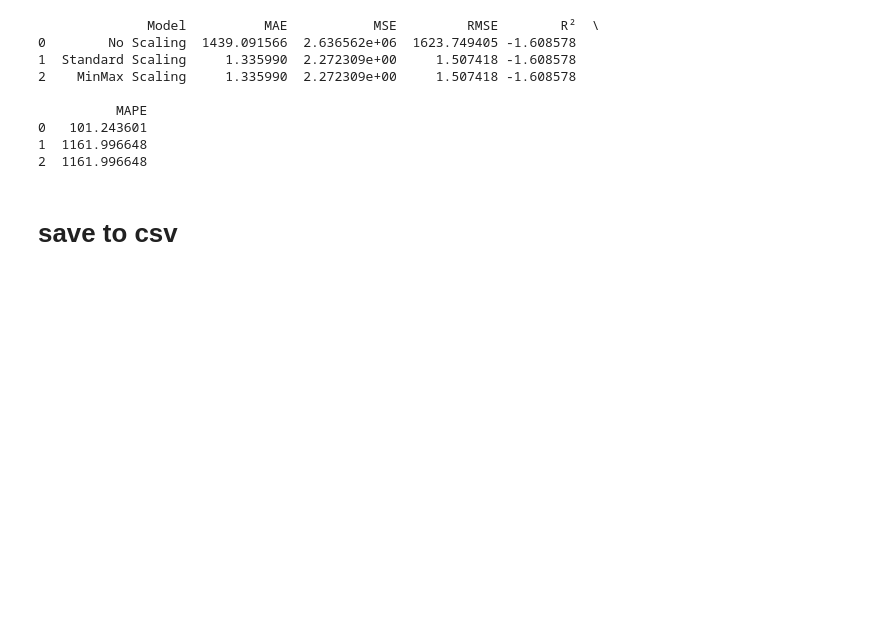
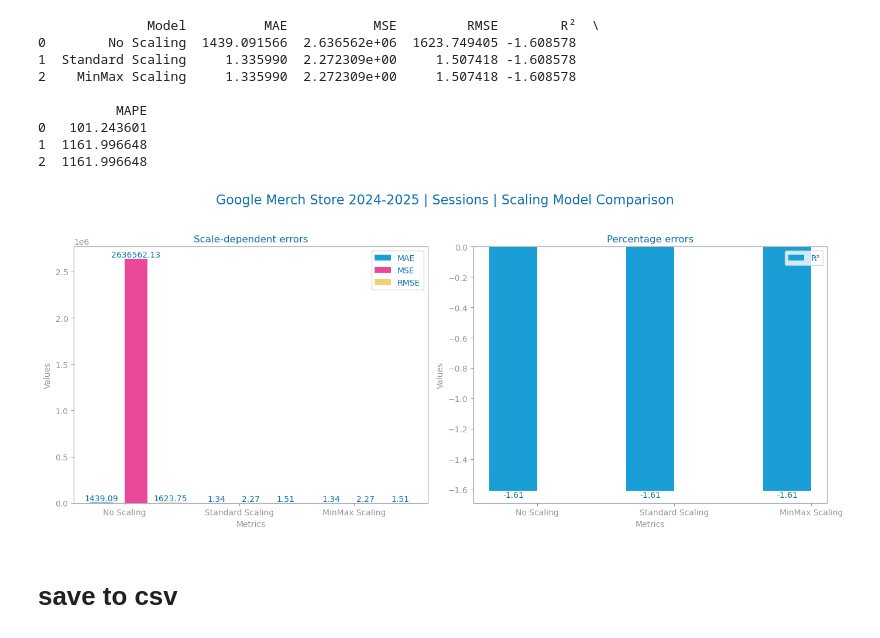
Before and after one commit to jvanalytics/ist_dash_2024_rec, a Jupyter notebook: time_series_forecasting/notebooks/dataset_3/3_ga4_merch_agg_2024_time_series_scaling.ipynb, the cells around one changed output. Cells and saved outputs as stored; diff of their text form; code cells hidden in the pictures; blank space fills up the shorter version.

```diff
--- a/time_series_forecasting/notebooks/dataset_3/3_ga4_merch_agg_2024_time_series_scaling.ipynb
+++ b/time_series_forecasting/notebooks/dataset_3/3_ga4_merch_agg_2024_time_series_scaling.ipynb
@@ -347,6 +350,10 @@ print(performance_df)
 0   101.243601
 1  1161.996648
 2  1161.996648
+# %%
+plot_performance_metrics(metrics, title=f"{file_tag} | {target} | Scaling Model Comparison")
+# %% [output]
+[figure, added]
 # %% [markdown]
 # save to csv
 # %%
```
Also changed, not shown: parts of 3 cells of this notebook, 32 other files.
